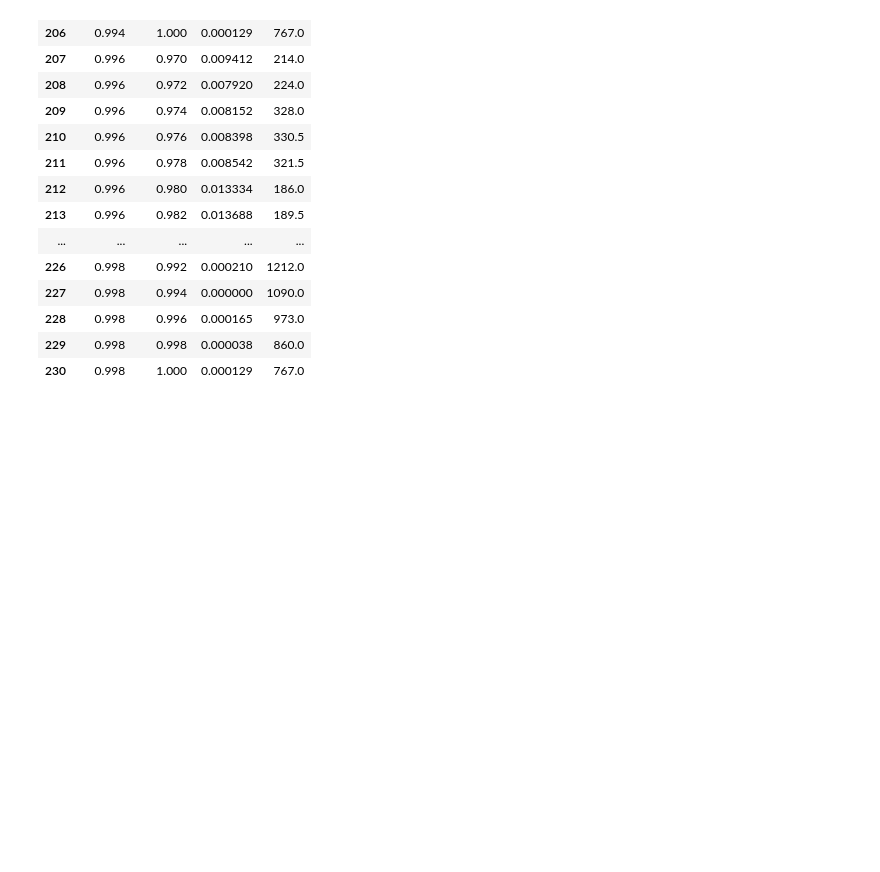
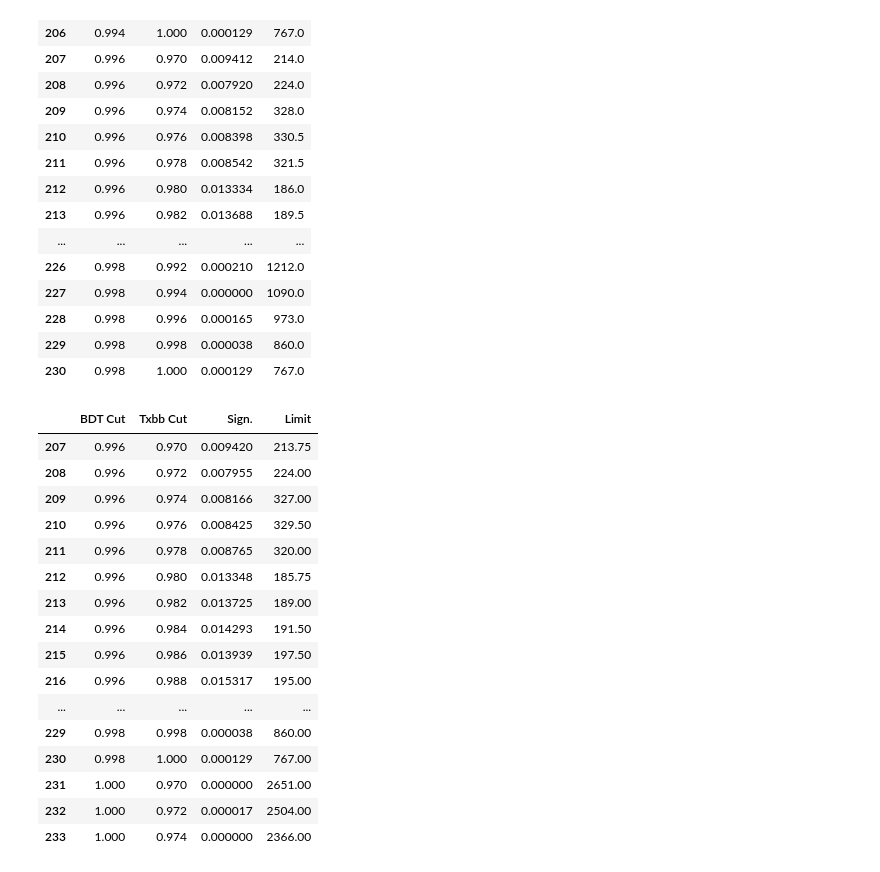
Before and after one commit to rkansal47/HHbbVV, a Jupyter notebook: src/HHbbVV/combine/plot_scan.ipynb, the cells around one changed output. Drawn from its saved outputs; the diff is of its cells as text; code cells hidden in the pictures; blank space fills up the shorter version.

```diff
--- a/src/HHbbVV/combine/plot_scan.ipynb
+++ b/src/HHbbVV/combine/plot_scan.ipynb
@@ -110,3 +110,23 @@ signs[-40:-13]
 | 228 | 0.998 | 0.996 | 0.000165 | 973.0 |
 | 229 | 0.998 | 0.998 | 0.000038 | 860.0 |
 | 230 | 0.998 | 1.000 | 0.000129 | 767.0 |
+# %%
+signs[-40:-13]
+# %% [output]
+|  | BDT Cut | Txbb Cut | Sign. | Limit |
+| 207 | 0.996 | 0.970 | 0.009420 | 213.75 |
+| 208 | 0.996 | 0.972 | 0.007955 | 224.00 |
+| 209 | 0.996 | 0.974 | 0.008166 | 327.00 |
+| 210 | 0.996 | 0.976 | 0.008425 | 329.50 |
+| 211 | 0.996 | 0.978 | 0.008765 | 320.00 |
+| 212 | 0.996 | 0.980 | 0.013348 | 185.75 |
+| 213 | 0.996 | 0.982 | 0.013725 | 189.00 |
+| 214 | 0.996 | 0.984 | 0.014293 | 191.50 |
+| 215 | 0.996 | 0.986 | 0.013939 | 197.50 |
+| 216 | 0.996 | 0.988 | 0.015317 | 195.00 |
+| ... | ... | ... | ... | ... |
+| 229 | 0.998 | 0.998 | 0.000038 | 860.00 |
+| 230 | 0.998 | 1.000 | 0.000129 | 767.00 |
+| 231 | 1.000 | 0.970 | 0.000000 | 2651.00 |
+| 232 | 1.000 | 0.972 | 0.000017 | 2504.00 |
+| 233 | 1.000 | 0.974 | 0.000000 | 2366.00 |
```
Also changed, not shown: parts of 4 cells of this notebook, 4 other files.
